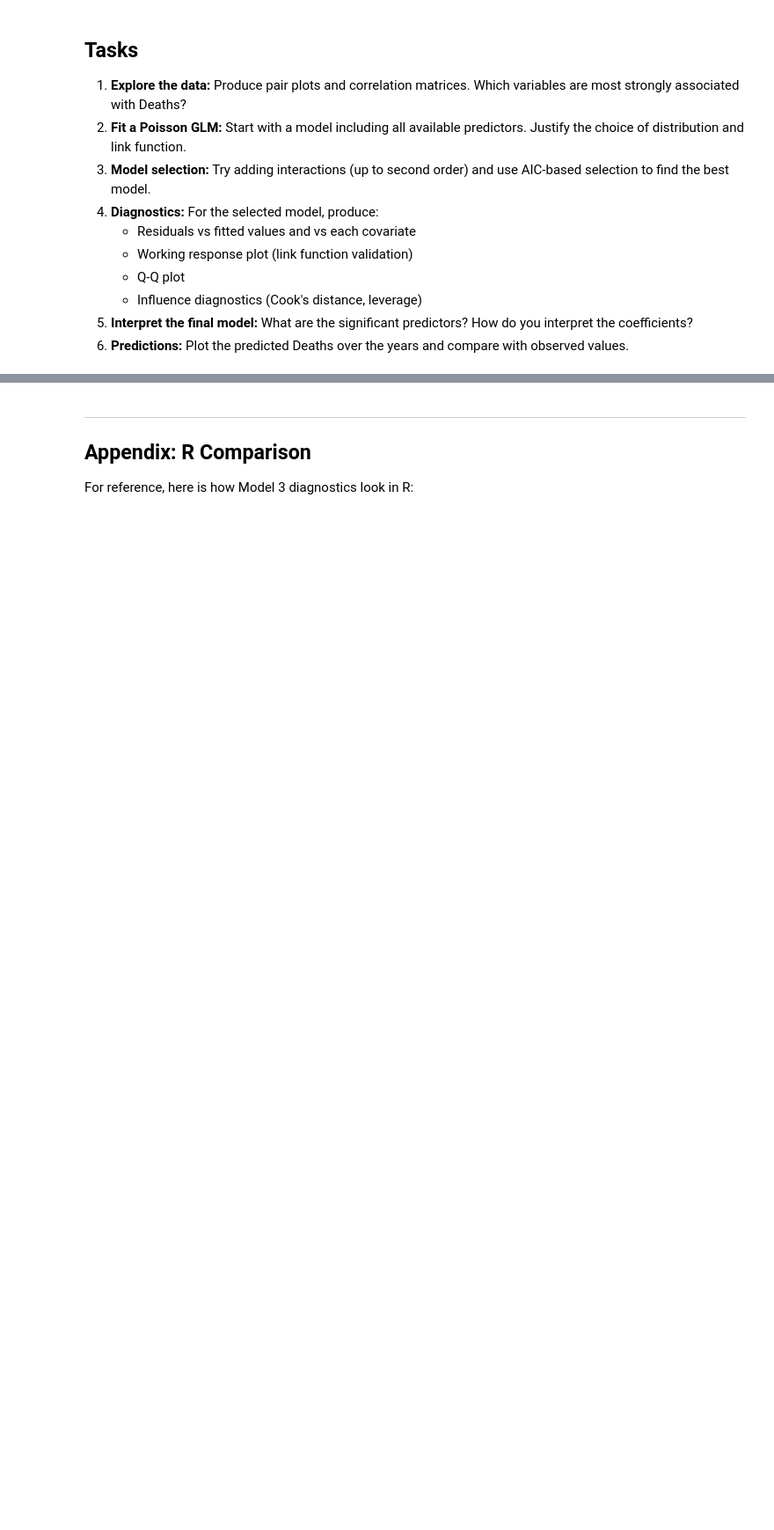
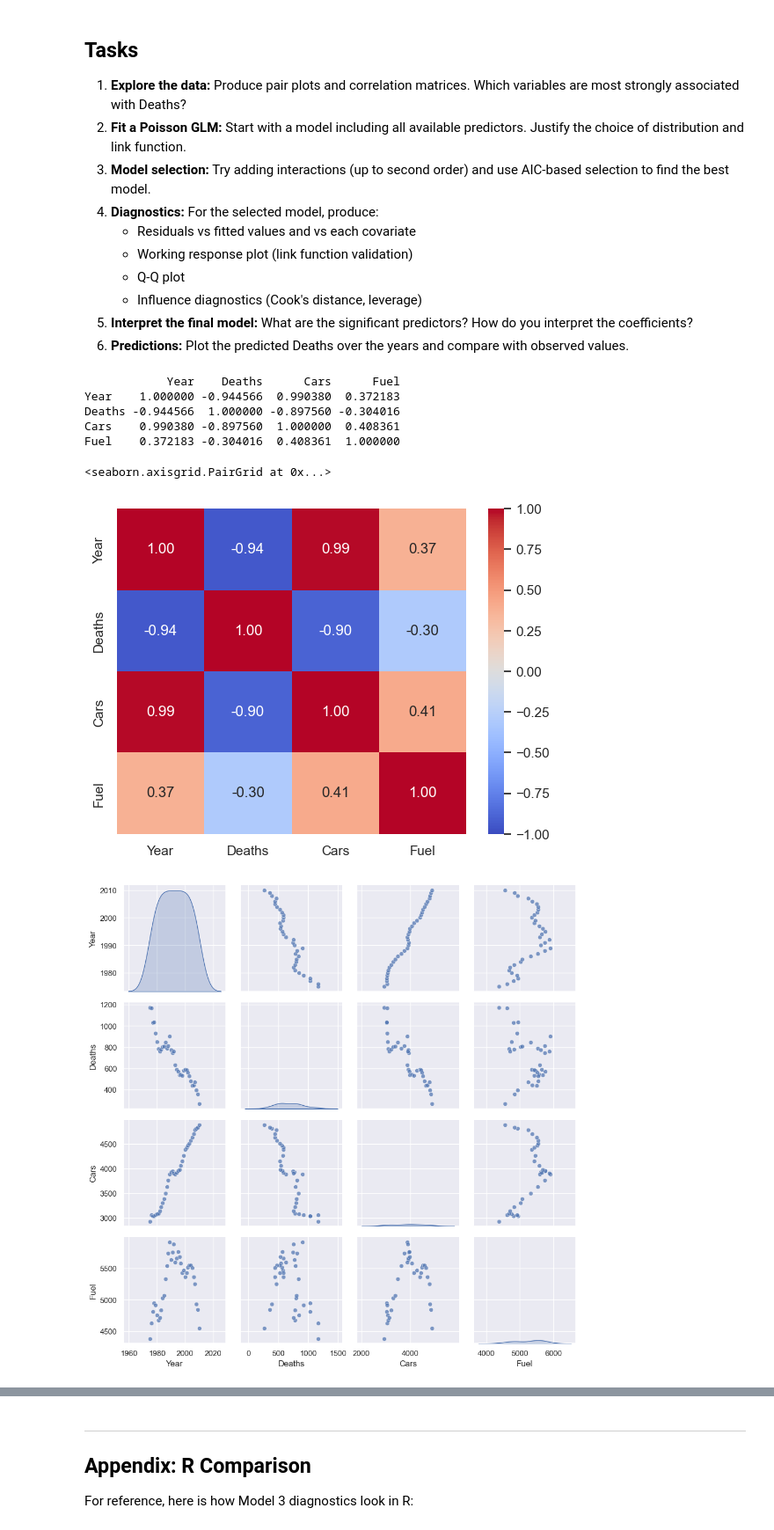
Before and after one commit to gulierus/ZLMA, a Jupyter notebook: 01ZLMA_ex05_GLM_model_diagnostics-2.ipynb, the cells around one changed output, grey strips where cells are left out. Shown at 88% size. Saved outputs shown, nothing was run; the diff lists cells and outputs as text; code cells hidden in the pictures; blank space fills up the shorter version.

```diff
--- a/01ZLMA_ex05_GLM_model_diagnostics-2.ipynb
+++ b/01ZLMA_ex05_GLM_model_diagnostics-2.ipynb
@@ -1347,0 +1328,21 @@ plt.show()
+# %%
+import pandas as pd
+import seaborn as sns
+
+correlations = cars.corr(numeric_only=True)
+print(correlations)
+
+sns.heatmap(correlations, annot=True, cmap='coolwarm', vmin=-1, vmax=1, fmt='.2f')
+
+g = sns.PairGrid(cars[['Year', 'Deaths', 'Cars', 'Fuel']])
+g.map_diag(sns.kdeplot, fill=True)
+g.map_offdiag(sns.scatterplot, alpha=0.7)
+# %% [output]
+            Year    Deaths      Cars      Fuel
+Year    1.000000 -0.944566  0.990380  0.372183
+Deaths -0.944566  1.000000 -0.897560 -0.304016
+Cars    0.990380 -0.897560  1.000000  0.408361
+Fuel    0.372183 -0.304016  0.408361  1.000000
+<seaborn.axisgrid.PairGrid at 0x...>
+[figure, added]
+[figure, added]
```
Also changed, not shown: parts of 18 cells of this notebook, 2 other files.
